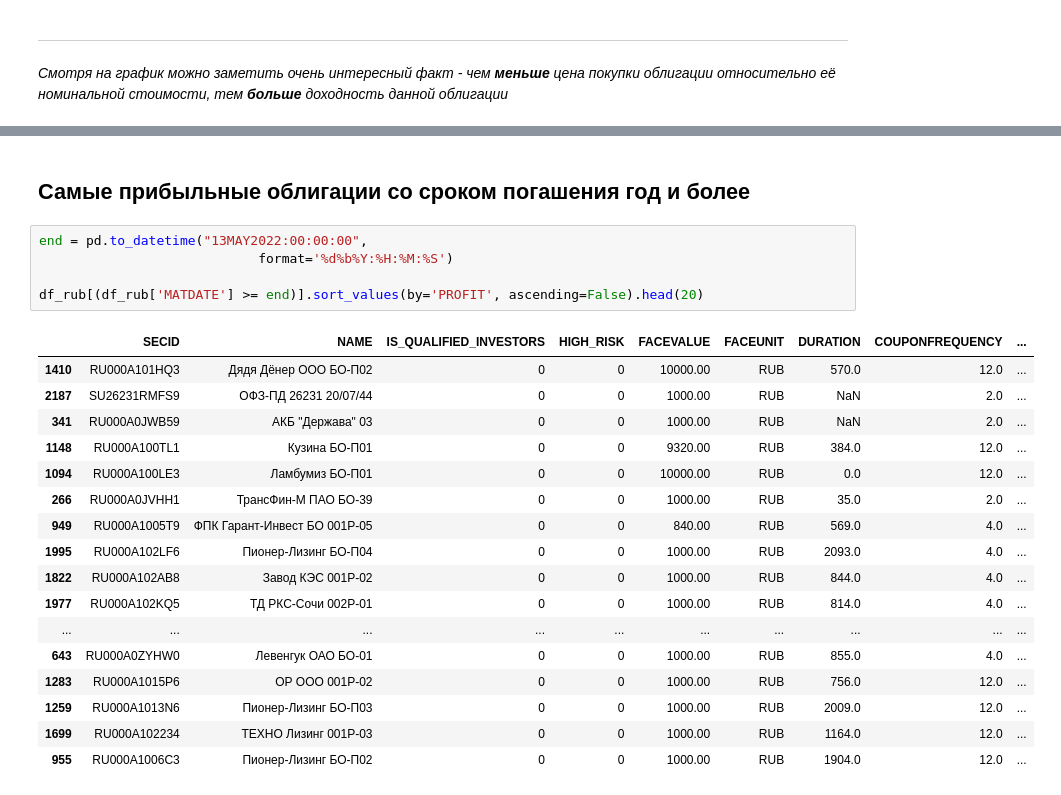
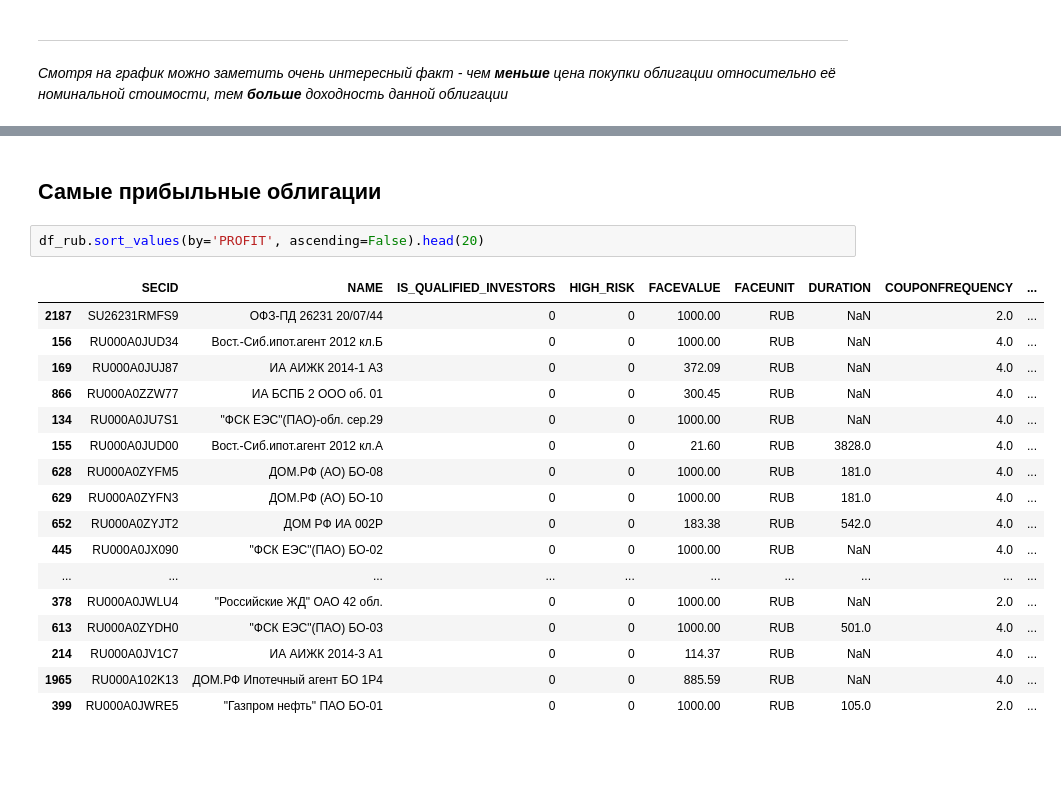
Before and after one commit to pavelzylkov/sber_da, a Jupyter notebook: final project/final_project.ipynb, the cells around one changed output, grey strips where cells are left out. Drawn from its saved outputs; the diff is of its cells as text; blank space fills up the shorter version.

```diff
--- a/final project/final_project.ipynb
+++ b/final project/final_project.ipynb
@@ -228,25 +229,22 @@ plt.show()
 # %% [markdown]
-## Самые прибыльные облигации со сроком погашения год и более
+## Самые прибыльные облигации
-# %%
-end = pd.to_datetime("13MAY2022:00:00:00",
-                            format='%d%b%Y:%H:%M:%S')
-
-df_rub[(df_rub['MATDATE'] >= end)].sort_values(by='PROFIT', ascending=False).head(20)
-# %% [output]
-|  | SECID | NAME | IS_QUALIFIED_INVESTORS | HIGH_RISK | FACEVALUE | FACEUNIT | DURATION | COUPONFREQUENCY | ... |
-| 1410 | RU000A101HQ3 | Дядя Дёнер ООО БО-П02 | 0 | 0 | 10000.00 | RUB | 570.0 | 12.0 | ... |
-| 2187 | SU26231RMFS9 | ОФЗ-ПД 26231 20/07/44 | 0 | 0 | 1000.00 | RUB | NaN | 2.0 | ... |
-| 341 | RU000A0JWB59 | АКБ "Держава" 03 | 0 | 0 | 1000.00 | RUB | NaN | 2.0 | ... |
-| 1148 | RU000A100TL1 | Кузина БО-П01 | 0 | 0 | 9320.00 | RUB | 384.0 | 12.0 | ... |
-| 1094 | RU000A100LE3 | Ламбумиз БО-П01 | 0 | 0 | 10000.00 | RUB | 0.0 | 12.0 | ... |
-| 266 | RU000A0JVHH1 | ТрансФин-М ПАО БО-39 | 0 | 0 | 1000.00 | RUB | 35.0 | 2.0 | ... |
-| 949 | RU000A1005T9 | ФПК Гарант-Инвест БО 001P-05 | 0 | 0 | 840.00 | RUB | 569.0 | 4.0 | ... |
-| 1995 | RU000A102LF6 | Пионер-Лизинг БО-П04 | 0 | 0 | 1000.00 | RUB | 2093.0 | 4.0 | ... |
-| 1822 | RU000A102AB8 | Завод КЭС 001P-02 | 0 | 0 | 1000.00 | RUB | 844.0 | 4.0 | ... |
-| 1977 | RU000A102KQ5 | ТД РКС-Сочи 002Р-01 | 0 | 0 | 1000.00 | RUB | 814.0 | 4.0 | ... |
-| ... | ... | ... | ... | ... | ... | ... | ... | ... | ... |
-| 643 | RU000A0ZYHW0 | Левенгук ОАО БО-01 | 0 | 0 | 1000.00 | RUB | 855.0 | 4.0 | ... |
-| 1283 | RU000A1015P6 | ОР ООО 001P-02 | 0 | 0 | 1000.00 | RUB | 756.0 | 12.0 | ... |
-| 1259 | RU000A1013N6 | Пионер-Лизинг БО-П03 | 0 | 0 | 1000.00 | RUB | 2009.0 | 12.0 | ... |
-| 1699 | RU000A102234 | ТЕХНО Лизинг 001P-03 | 0 | 0 | 1000.00 | RUB | 1164.0 | 12.0 | ... |
-| 955 | RU000A1006C3 | Пионер-Лизинг БО-П02 | 0 | 0 | 1000.00 | RUB | 1904.0 | 12.0 | ... |
+# %%
+df_rub.sort_values(by='PROFIT', ascending=False).head(20)
+# %% [output]
+|  | SECID | NAME | IS_QUALIFIED_INVESTORS | HIGH_RISK | FACEVALUE | FACEUNIT | DURATION | COUPONFREQUENCY | ... |
+| 2187 | SU26231RMFS9 | ОФЗ-ПД 26231 20/07/44 | 0 | 0 | 1000.00 | RUB | NaN | 2.0 | ... |
+| 156 | RU000A0JUD34 | Вост.-Сиб.ипот.агент 2012 кл.Б | 0 | 0 | 1000.00 | RUB | NaN | 4.0 | ... |
+| 169 | RU000A0JUJ87 | ИА АИЖК 2014-1 А3 | 0 | 0 | 372.09 | RUB | NaN | 4.0 | ... |
+| 866 | RU000A0ZZW77 | ИА БСПБ 2 ООО об. 01 | 0 | 0 | 300.45 | RUB | NaN | 4.0 | ... |
+| 134 | RU000A0JU7S1 | "ФСК ЕЭС"(ПАО)-обл. сер.29 | 0 | 0 | 1000.00 | RUB | NaN | 4.0 | ... |
+| 155 | RU000A0JUD00 | Вост.-Сиб.ипот.агент 2012 кл.А | 0 | 0 | 21.60 | RUB | 3828.0 | 4.0 | ... |
+| 628 | RU000A0ZYFM5 | ДОМ.РФ (АО) БО-08 | 0 | 0 | 1000.00 | RUB | 181.0 | 4.0 | ... |
+| 629 | RU000A0ZYFN3 | ДОМ.РФ (АО) БО-10 | 0 | 0 | 1000.00 | RUB | 181.0 | 4.0 | ... |
+| 652 | RU000A0ZYJT2 | ДОМ РФ ИА 002P | 0 | 0 | 183.38 | RUB | 542.0 | 4.0 | ... |
+| 445 | RU000A0JX090 | "ФСК ЕЭС"(ПАО) БО-02 | 0 | 0 | 1000.00 | RUB | NaN | 4.0 | ... |
+| ... | ... | ... | ... | ... | ... | ... | ... | ... | ... |
+| 378 | RU000A0JWLU4 | "Российские ЖД" ОАО 42 обл. | 0 | 0 | 1000.00 | RUB | NaN | 2.0 | ... |
+| 613 | RU000A0ZYDH0 | "ФСК ЕЭС"(ПАО) БО-03 | 0 | 0 | 1000.00 | RUB | 501.0 | 4.0 | ... |
+| 214 | RU000A0JV1C7 | ИА АИЖК 2014-3 А1 | 0 | 0 | 114.37 | RUB | NaN | 4.0 | ... |
+| 1965 | RU000A102K13 | ДОМ.РФ Ипотечный агент БО 1P4 | 0 | 0 | 885.59 | RUB | NaN | 4.0 | ... |
+| 399 | RU000A0JWRE5 | "Газпром нефть" ПАО БО-01 | 0 | 0 | 1000.00 | RUB | 105.0 | 2.0 | ... |
```
Also changed, not shown: parts of 9 cells of this notebook, 2 other files.
